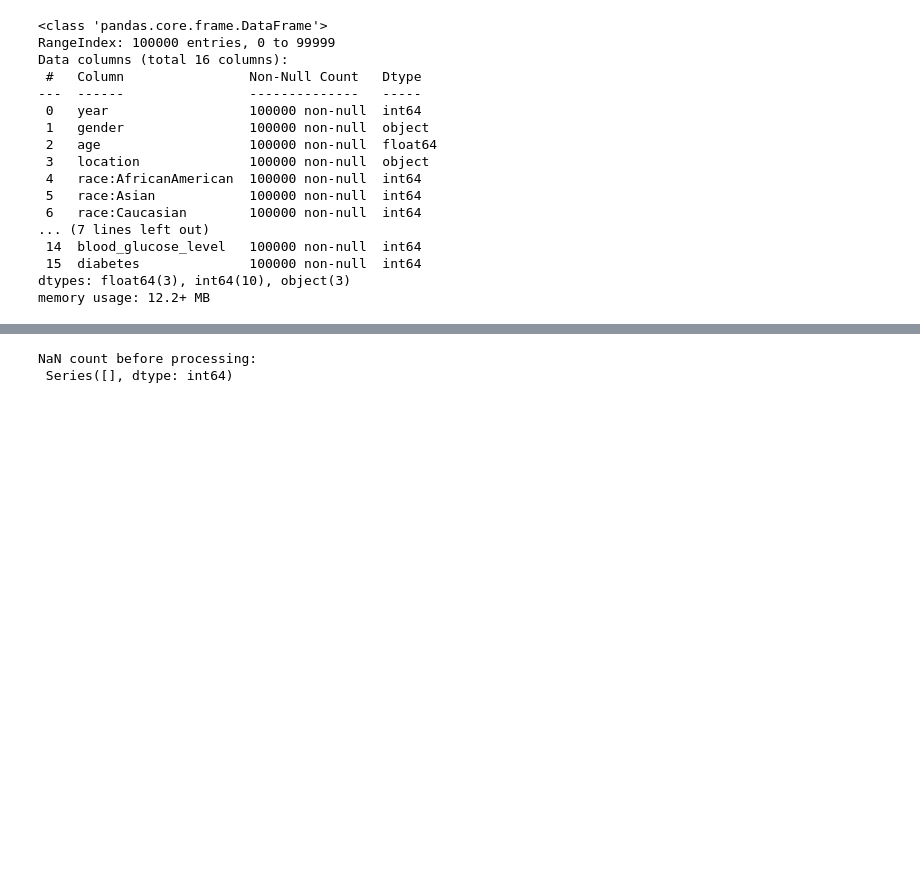
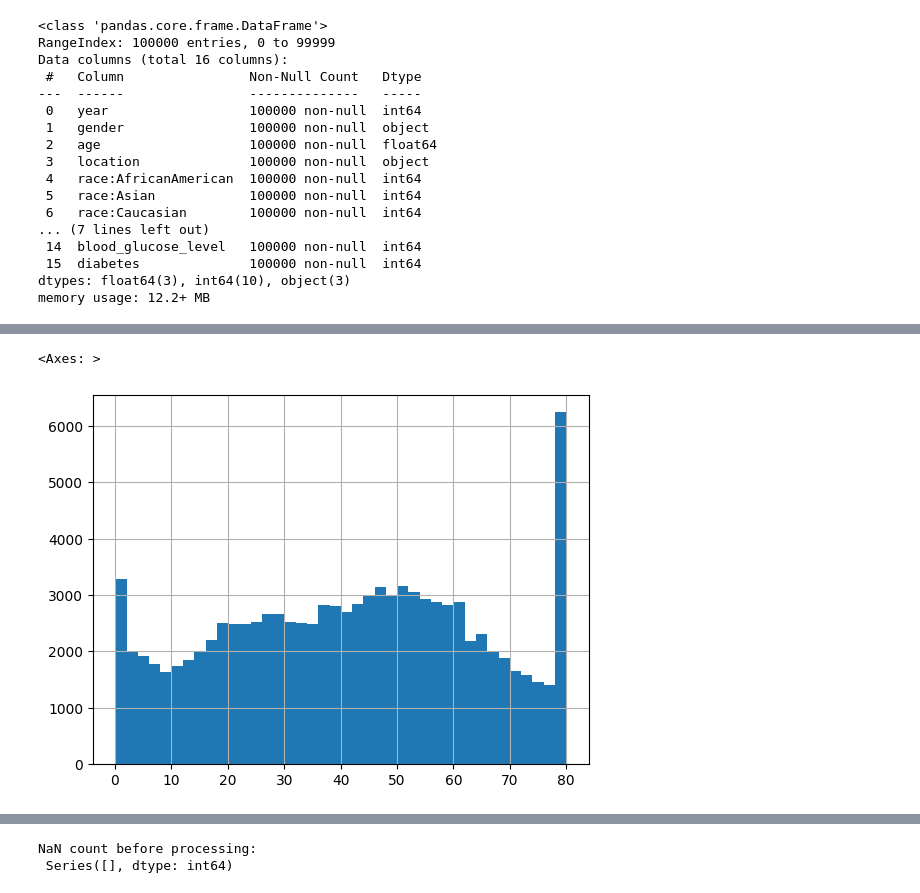
Before and after one commit to cmyguel/tru_ml_probability_calibration, a Jupyter notebook: Machine-Learning Project.ipynb, the cells around one changed output, grey strips where cells are left out. Cells and saved outputs as stored; diff of their text form; code cells hidden in the pictures; blank space fills up the shorter version.

```diff
--- a/Machine-Learning Project.ipynb
+++ b/Machine-Learning Project.ipynb
@@ -39,0 +71,5 @@ memory usage: 12.2+ MB
+# %%
+df.age.hist(bins=40)
+# %% [output]
+<Axes: >
+[figure, added]
```
Also changed, not shown: parts of 9 cells of this notebook.
